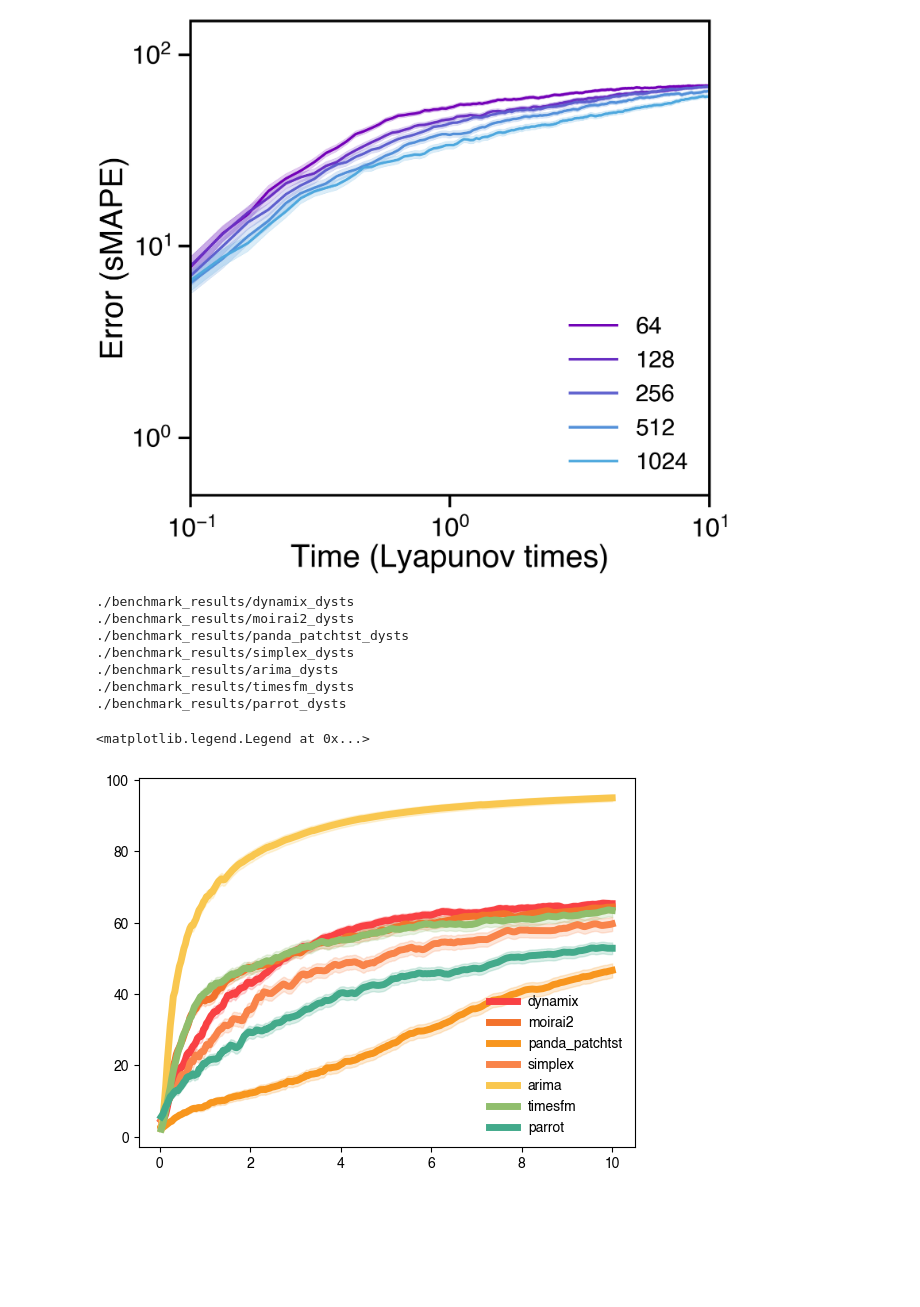
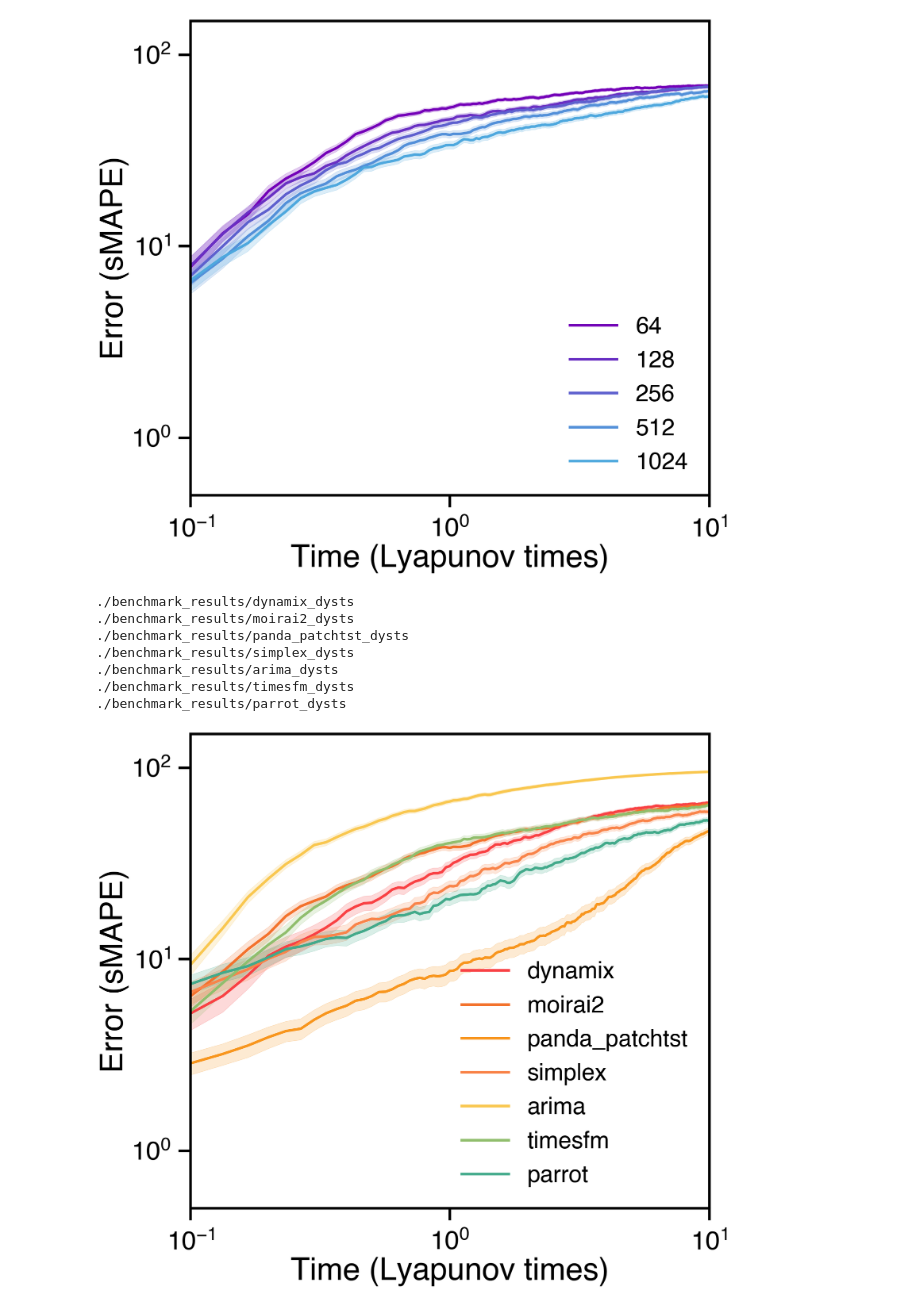
Before and after one commit to y-z-zhang/parroting, a Jupyter notebook: benchmark/benchmark_plotting.ipynb, the cells around one changed output. Cells and saved outputs as stored; diff of their text form; code cells hidden in the pictures; blank space fills up the shorter version.

Commit message:
update formatting of comparison figure

```diff
--- a/benchmark/benchmark_plotting.ipynb
+++ b/benchmark/benchmark_plotting.ipynb
@@ -95,37 +95,62 @@ rolling_window = context_length
 num_ic = 20
 
 colors = ['#f94144', '#f3722c', '#f8961e', '#f9844a', '#f9c74f', '#90be6d', '#43aa8b', '#4d908e', '#577590', '#277da1']
+
+
+fig = plt.figure()
+ax = fig.add_subplot(111)
+for axis in ['bottom','left']:
+  ax.spines[axis].set_linewidth(5)
+for axis in ['top','right']:
+  ax.spines[axis].set_linewidth(5)
+  #ax.spines[axis].set_visible(False)
+ax.get_xaxis().tick_bottom()
+ax.get_yaxis().tick_left()
+fig.set_size_inches(17,15)
+plt.xticks(fontsize = 50)
+plt.yticks(fontsize = 50)
+plt.xlabel(r'Time (Lyapunov times)', fontname="Helvetica", fontsize = 60)
+plt.ylabel(r'Error (sMAPE)', fontname="Helvetica", fontsize = 60)
+
 
 
 import glob
 RESULTS_DIR = './benchmark_results'
 all_model_dirs = glob.glob(f"{RESULTS_DIR}/*")
 for i, model_dir in enumerate(all_model_dirs):
   print(model_dir)
   average_vpt = np.load(f'{model_dir}/average_vpt.npy', allow_pickle='TRUE').item()
   median_smape = np.load(f'{model_dir}/median_smape.npy', allow_pickle='TRUE').item()
   time = np.arange(1/granularity, (forecast_length+1)/granularity, 1/granularity)
   equation_names = np.unique([item[0] for item in median_smape.keys()])
   model_name = model_dir.split('/')[-1].split('_dysts')[0]
 
   #   plt.figure()
   #   plt.plot(time, average_vpt[model_dir])
   #   plt.show()
   smape_trjs = [median_smape[(equation_name, context_length)] for equation_name, ctx in median_smape.keys() if ctx == context_length]
   smape_trj = np.median(smape_trjs, axis=0)
   smape_std = np.std(smape_trjs, axis=0)/np.sqrt(len(equation_names))
 
   plt.plot(time, smape_trj, lw=5, ls='-', alpha=1, color=colors[i], label=model_name)
   plt.fill_between(time, smape_trj - smape_std, smape_trj + smape_std, alpha=0.2, color=colors[i])
 
 plt.legend(frameon=False)
+
+plt.xscale('log')
+plt.yscale('log')
+plt.xlim([.1, 10])
+plt.ylim([.5, 150])
+plt.legend(loc='lower right', frameon=False, prop={'size':45}, ncol=1)
+plt.gca().tick_params(axis='y', pad=15, size=23, width=5)
+plt.gca().tick_params(axis='x', pad=20, size=23, width=5)
+fig.set_tight_layout(True)
 # %% [output]
 ./benchmark_results/dynamix_dysts
 ./benchmark_results/moirai2_dysts
 ./benchmark_results/panda_patchtst_dysts
 ./benchmark_results/simplex_dysts
 ./benchmark_results/arima_dysts
 ./benchmark_results/timesfm_dysts
 ./benchmark_results/parrot_dysts
-<matplotlib.legend.Legend at 0x...>
-[figure, old version]
+[figure, new version]
```
